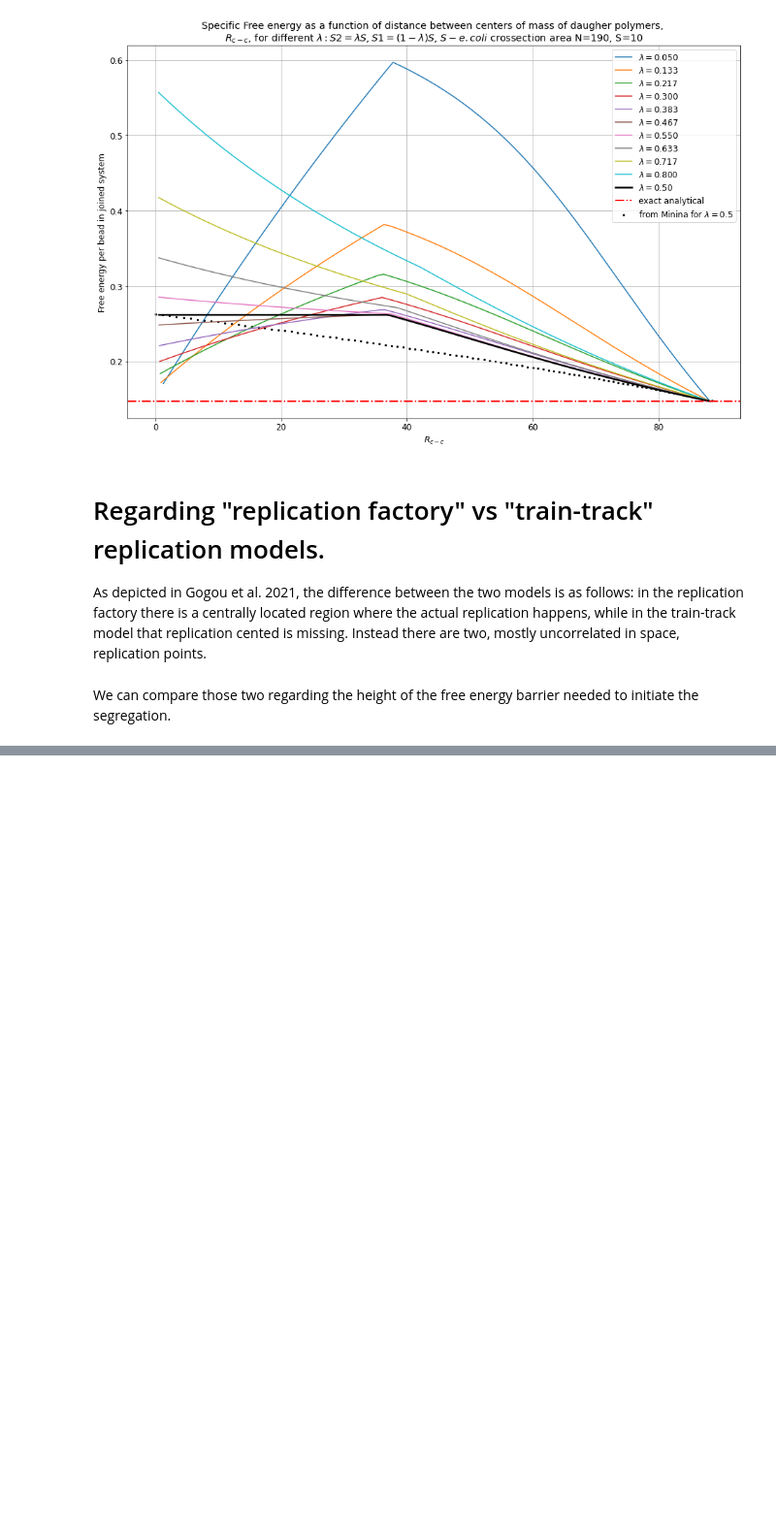
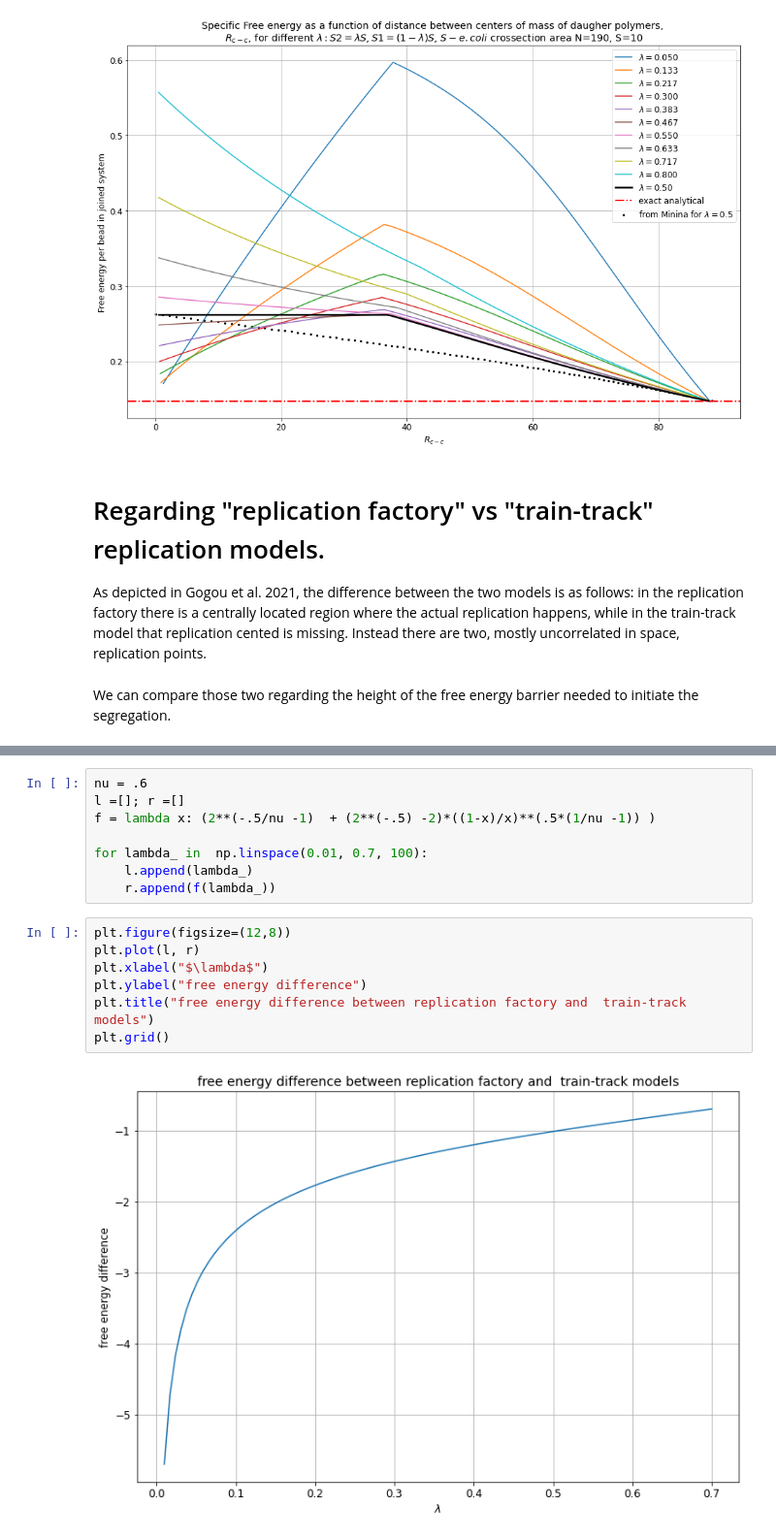
Before and after one commit to raalesir/segregation, a Jupyter notebook: tabulate.ipynb, the cells around one changed output, grey strips where cells are left out. Shown: that part at 97% size. Cells and saved outputs as stored; diff of their text form; blank space fills up the shorter version.

Commit message:
restructured text, added plot

```diff
--- a/tabulate.ipynb
+++ b/tabulate.ipynb
@@ -749,0 +741,17 @@ yielding higher energy cost for creating 2  channels of $\lambda/2 S$ cross-sect
+# %%
+nu = .6
+l =[]; r =[]
+f = lambda x: (2**(-.5/nu -1)  + (2**(-.5) -2)*((1-x)/x)**(.5*(1/nu -1)) )
+
+for lambda_ in  np.linspace(0.01, 0.7, 100):
+    l.append(lambda_)
+    r.append(f(lambda_))
+# %%
+plt.figure(figsize=(12,8))
+plt.plot(l, r)
+plt.xlabel("$\lambda$")
+plt.ylabel("free energy difference")
+plt.title("free energy difference between replication factory and  train-track models")
+plt.grid()
+# %% [output]
+[figure, added]
```
Also changed, not shown: parts of 12 cells of this notebook.
